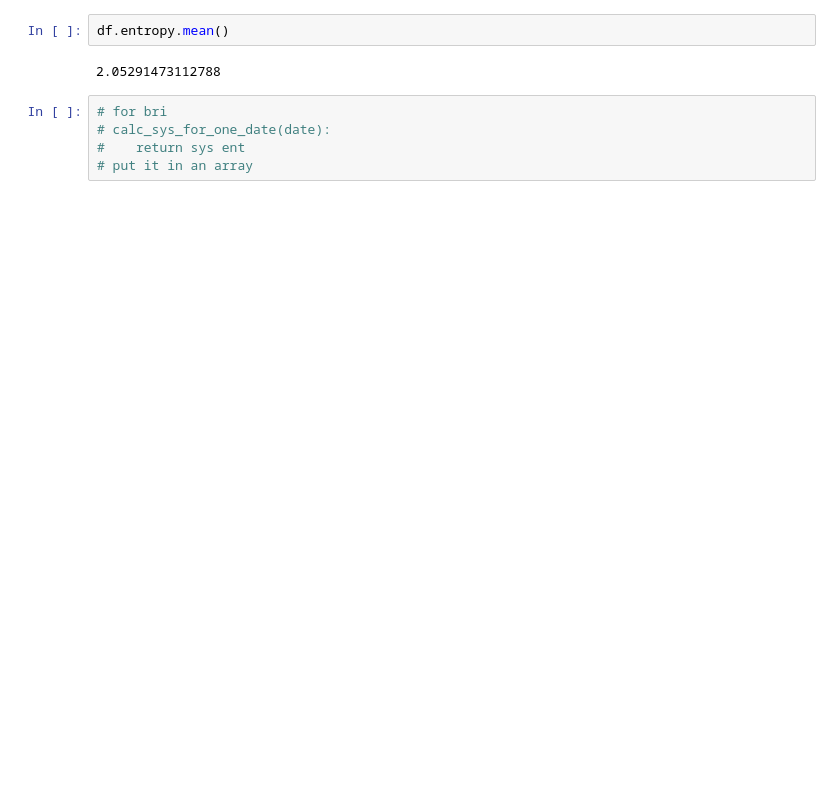
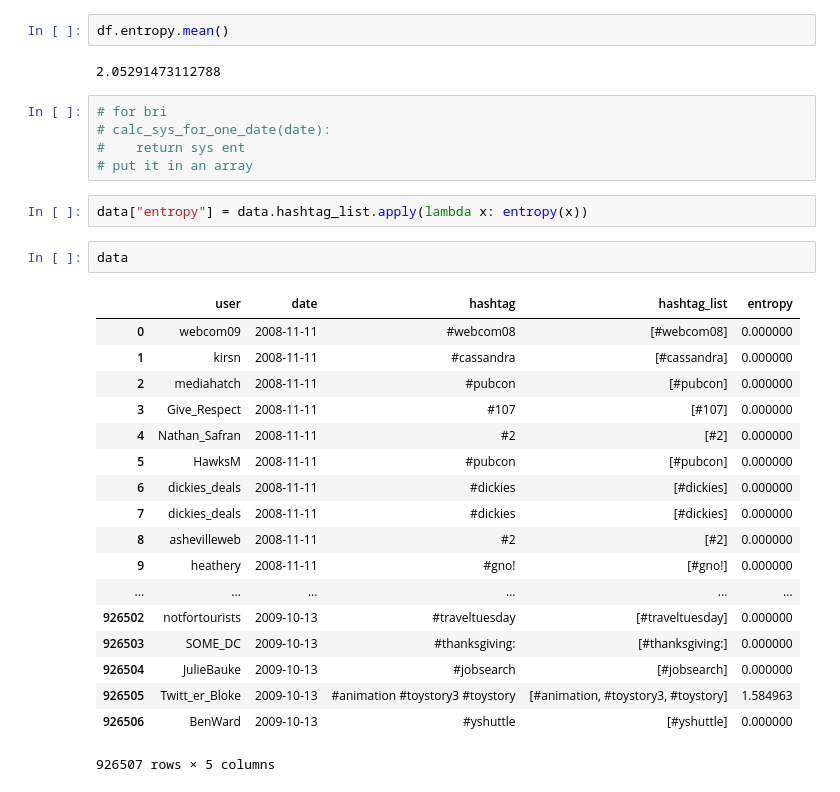
Before and after one commit to WeStCoastSlavs/quebec, a Jupyter notebook: working_dir/assignment_10/assignment_10.ipynb, the cells around one changed output. Saved outputs shown, nothing was run; the diff lists cells and outputs as text; blank space fills up the shorter version.

```diff
--- a/working_dir/assignment_10/assignment_10.ipynb
+++ b/working_dir/assignment_10/assignment_10.ipynb
@@ -132,3 +132,26 @@ df.entropy.mean()
 # calc_sys_for_one_date(date):
 #    return sys ent
 # put it in an array
+# %%
+data["entropy"] = data.hashtag_list.apply(lambda x: entropy(x))
+# %%
+data
+# %% [output]
+|  | user | date | hashtag | hashtag_list | entropy |
+| 0 | webcom09 | 2008-11-11 | #webcom08 | [#webcom08] | 0.000000 |
+| 1 | kirsn | 2008-11-11 | #cassandra | [#cassandra] | 0.000000 |
+| 2 | mediahatch | 2008-11-11 | #pubcon | [#pubcon] | 0.000000 |
+| 3 | Give_Respect | 2008-11-11 | #107 | [#107] | 0.000000 |
+| 4 | Nathan_Safran | 2008-11-11 | #2 | [#2] | 0.000000 |
+| 5 | HawksM | 2008-11-11 | #pubcon | [#pubcon] | 0.000000 |
+| 6 | dickies_deals | 2008-11-11 | #dickies | [#dickies] | 0.000000 |
+| 7 | dickies_deals | 2008-11-11 | #dickies | [#dickies] | 0.000000 |
+| 8 | ashevilleweb | 2008-11-11 | #2 | [#2] | 0.000000 |
+| 9 | heathery | 2008-11-11 | #gno! | [#gno!] | 0.000000 |
+| ... | ... | ... | ... | ... | ... |
+| 926502 | notfortourists | 2009-10-13 | #traveltuesday | [#traveltuesday] | 0.000000 |
+| 926503 | SOME_DC | 2009-10-13 | #thanksgiving: | [#thanksgiving:] | 0.000000 |
+| 926504 | JulieBauke | 2009-10-13 | #jobsearch | [#jobsearch] | 0.000000 |
+| 926505 | Twitt_er_Bloke | 2009-10-13 | #animation #toystory3 #toystory | [#animation, #toystory3, #toystory] | 1.584963 |
+| 926506 | BenWard | 2009-10-13 | #yshuttle | [#yshuttle] | 0.000000 |
+926507 rows × 5 columns
```
Also changed, not shown: parts of 16 cells of this notebook.
